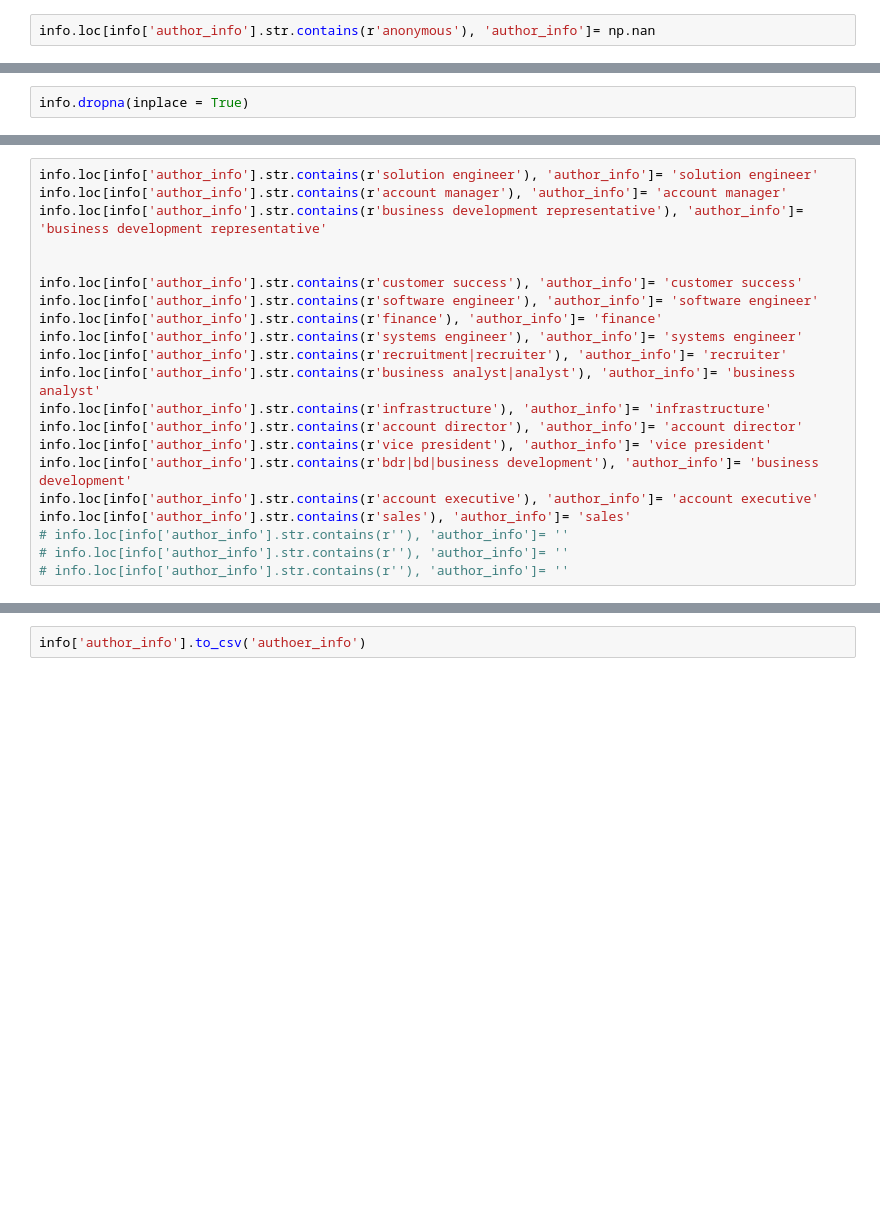
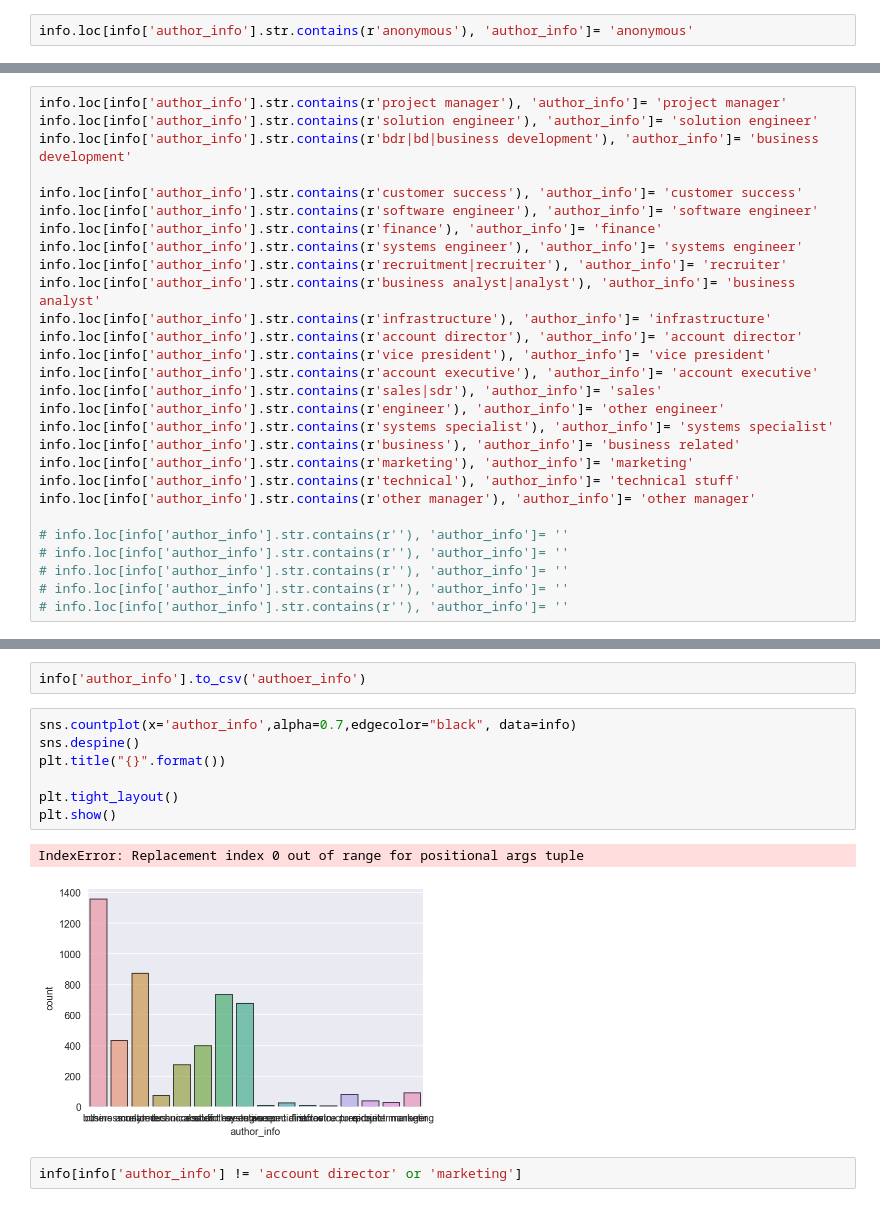
Before and after one commit to hitomi1104/sf_employee_review, a Jupyter notebook: global/EDA.ipynb, the cells around one changed output, grey strips where cells are left out. Drawn from its saved outputs; the diff is of its cells as text; blank space fills up the shorter version.

```diff
--- a/global/EDA.ipynb
+++ b/global/EDA.ipynb
@@ -140,12 +159,10 @@ Try using .loc[row_indexer,col_indexer] = value instead
 See the caveats in the documentation: https://pandas.pydata.org/pandas-docs/stable/user_guide/indexing.html#returning-a-view-versus-a-copy
   info['author_info'] = info['author_info'].str.lower()
 # %%
-info.loc[info['author_info'].str.contains(r'anonymous'), 'author_info']= np.nan
+info.loc[info['author_info'].str.contains(r'anonymous'), 'author_info']= 'anonymous'
 # %% [output]
 A value is trying to be set on a copy of a slice from a DataFrame.
 Try using .loc[row_indexer,col_indexer] = value instead
 
 See the caveats in the documentation: https://pandas.pydata.org/pandas-docs/stable/user_guide/indexing.html#returning-a-view-versus-a-copy
   self._setitem_single_column(loc, value, pi)
-# %%
-info.dropna(inplace = True)
@@ -161,8 +179,7 @@ info.shape
 # %%
+info.loc[info['author_info'].str.contains(r'project manager'), 'author_info']= 'project manager'
 info.loc[info['author_info'].str.contains(r'solution engineer'), 'author_info']= 'solution engineer'
-info.loc[info['author_info'].str.contains(r'account manager'), 'author_info']= 'account manager'
-info.loc[info['author_info'].str.contains(r'business development representative'), 'author_info']= 'business development representative'
-
+info.loc[info['author_info'].str.contains(r'bdr|bd|business development'), 'author_info']= 'business development'
 
 info.loc[info['author_info'].str.contains(r'customer success'), 'author_info']= 'customer success'
 info.loc[info['author_info'].str.contains(r'software engineer'), 'author_info']= 'software engineer'
@@ -173,9 +190,17 @@ info.loc[info['author_info'].str.contains(r'business analyst|analyst'), 'author_
 info.loc[info['author_info'].str.contains(r'infrastructure'), 'author_info']= 'infrastructure'
 info.loc[info['author_info'].str.contains(r'account director'), 'author_info']= 'account director'
 info.loc[info['author_info'].str.contains(r'vice president'), 'author_info']= 'vice president'
-info.loc[info['author_info'].str.contains(r'bdr|bd|business development'), 'author_info']= 'business development'
 info.loc[info['author_info'].str.contains(r'account executive'), 'author_info']= 'account executive'
-info.loc[info['author_info'].str.contains(r'sales'), 'author_info']= 'sales'
+info.loc[info['author_info'].str.contains(r'sales|sdr'), 'author_info']= 'sales'
+info.loc[info['author_info'].str.contains(r'engineer'), 'author_info']= 'other engineer'
+info.loc[info['author_info'].str.contains(r'systems specialist'), 'author_info']= 'systems specialist'
+info.loc[info['author_info'].str.contains(r'business'), 'author_info']= 'business related'
+info.loc[info['author_info'].str.contains(r'marketing'), 'author_info']= 'marketing'
+info.loc[info['author_info'].str.contains(r'technical'), 'author_info']= 'technical stuff'
+info.loc[info['author_info'].str.contains(r'other manager'), 'author_info']= 'other manager'
+
 # info.loc[info['author_info'].str.contains(r''), 'author_info']= ''
 # info.loc[info['author_info'].str.contains(r''), 'author_info']= ''
 # info.loc[info['author_info'].str.contains(r''), 'author_info']= ''
+# info.loc[info['author_info'].str.contains(r''), 'author_info']= ''
+# info.loc[info['author_info'].str.contains(r''), 'author_info']= ''
@@ -186,2 +230,14 @@ info['author_info'].nunique()
 # %%
 info['author_info'].to_csv('authoer_info')
+# %%
+sns.countplot(x='author_info',alpha=0.7,edgecolor="black", data=info)
+sns.despine()
+plt.title("{}".format())
+
+plt.tight_layout()
+plt.show()
+# %% [output]
+IndexError: Replacement index 0 out of range for positional args tuple
+[figure, added]
+# %%
+info[info['author_info'] != 'account director' or 'marketing']
```
Also changed, not shown: parts of 13 cells of this notebook, 2 other files.
